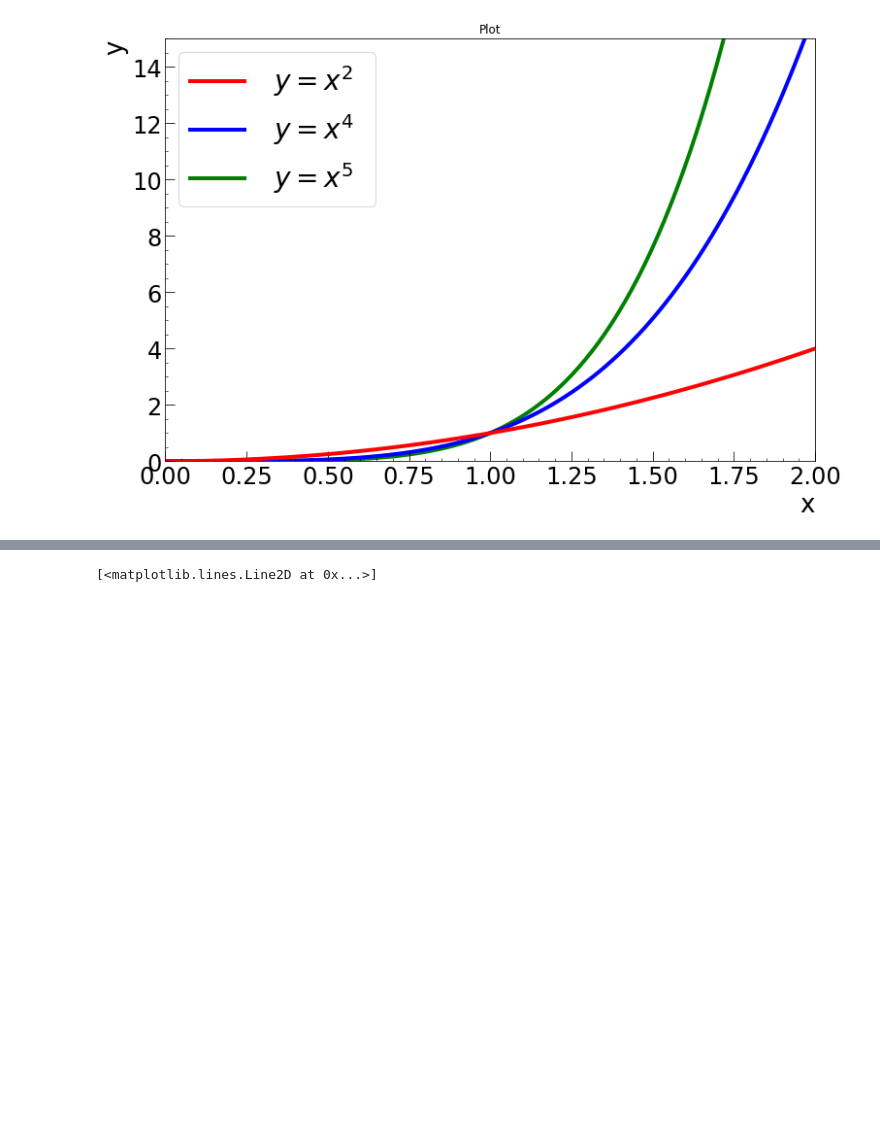
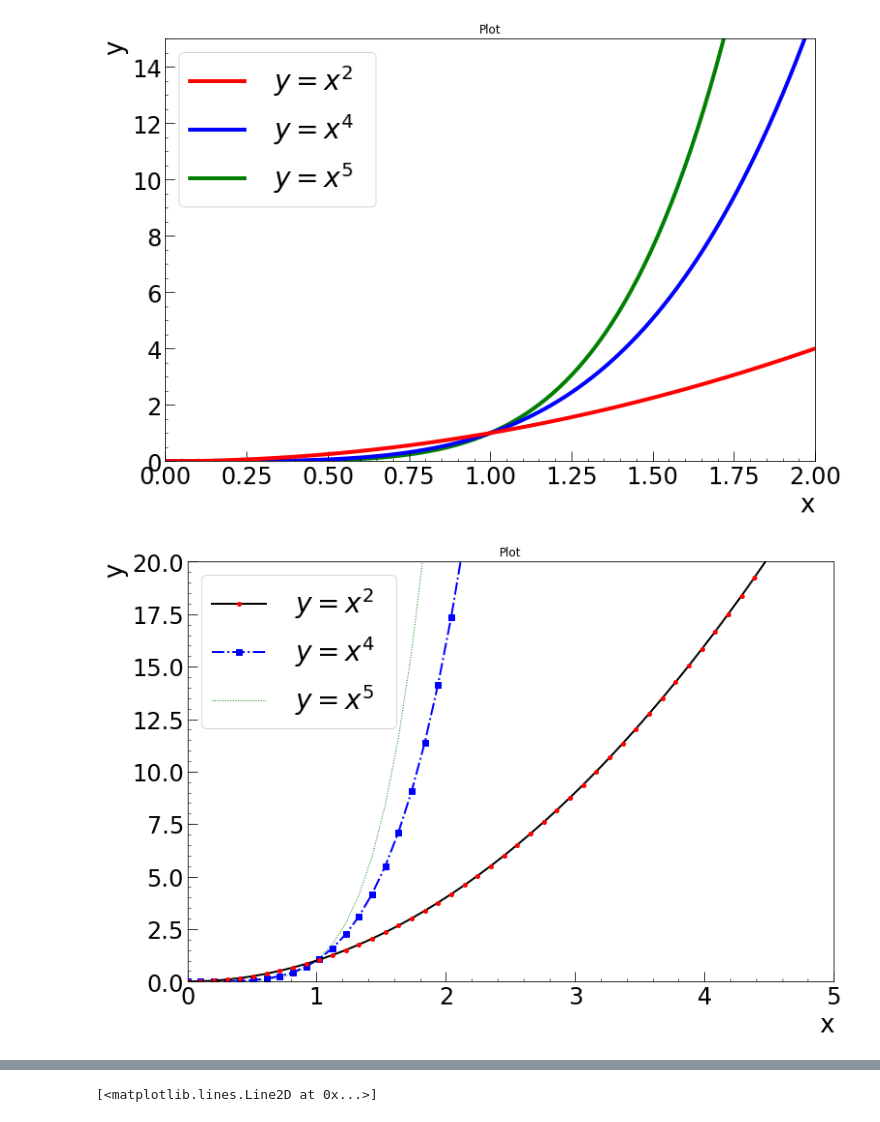
Before and after one commit to vanessacerrone/python_exercices, a Jupyter notebook: matplotlib.ipynb, the cells around one changed output, grey strips where cells are left out. Drawn from its saved outputs; the diff is of its cells as text; code cells hidden in the pictures; blank space fills up the shorter version.

Commit message:
playing with plots

```diff
--- a/matplotlib.ipynb
+++ b/matplotlib.ipynb
@@ -80,3 +80,38 @@ ax1.legend(prop = {'size': 28}, ncol = 1)
 plt.show()
 # %% [output]
 [figure]
+# %%
+# line customization
+fig = plt.figure(figsize=(12,8))
+ax1 = fig.add_subplot(1, 1, 1)
+x = np.linspace(0, 5, 50)
+y = x**2
+y2 = x**4
+y3 = x**5
+
+
+# possible linestype options ‘-‘, ‘–’, ‘-.’, ‘:’
+# possible marker symbols: marker = '+', 'o', '*', 's', ',', '.',
+# '1', '2', '3', '4', ...
+
+ax1.plot(x, y, color = 'black', linewidth = 2, linestyle='-', marker='o', markersize=4, markerfacecolor="red", markeredgecolor="red",label = ' $y = x^2$ ', zorder = 2) # zorder 2 = la retta rossa va sopra
+ax1.plot(x, y2, color = 'blue', linewidth = 2, linestyle='-.', marker='s', markersize=6,label = ' $y = x^4$ ', zorder = 1)
+ax1.plot(x, y3, color = 'green', linewidth = 1, linestyle=':',label = ' $y = x^5$  ', zorder = 0)
+
+ax1.set_xlabel('x', fontsize = 26, loc = 'right')
+ax1.set_ylabel('y', fontsize = 26, loc = 'top')
+
+ax1.tick_params(axis = 'both', which = 'major', labelsize = 24, direction = 'in', length = 10) # major ticks
+ax1.tick_params(axis = 'both', which = 'minor', labelsize = 24, direction = 'in', length = 3) # minor ticks
+ax1.set_xticks(ticks = ax1.get_xticks(), minor = True)
+ax1.set_yticks(ticks = ax1.get_yticks(), minor = True)
+ax1.minorticks_on()
+ax1.set_title("Plot")
+
+
+ax1.set_xlim(left = 0, right = 5)
+ax1.set_ylim(bottom = 0, top = 20, )
+ax1.legend(prop = {'size': 28}, ncol = 1, loc=2) # loc 2  in alto a sinistra
+plt.show()
+# %% [output]
+[figure, added]
```
Also changed, not shown: parts of 4 cells of this notebook.
